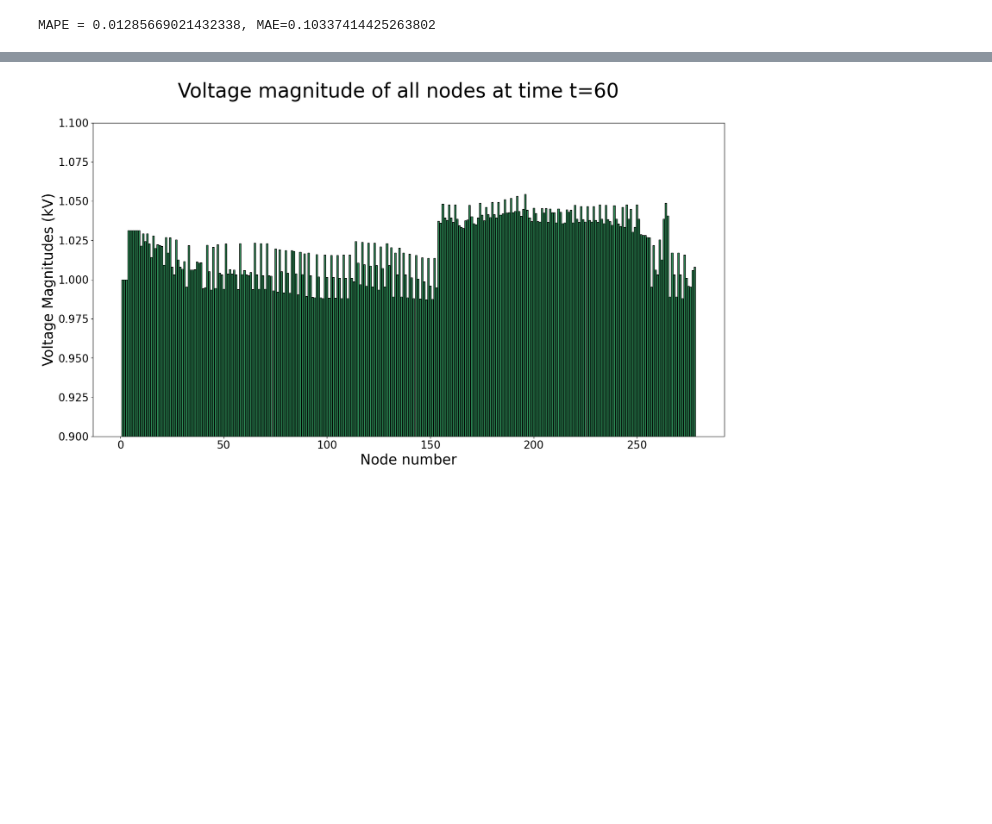
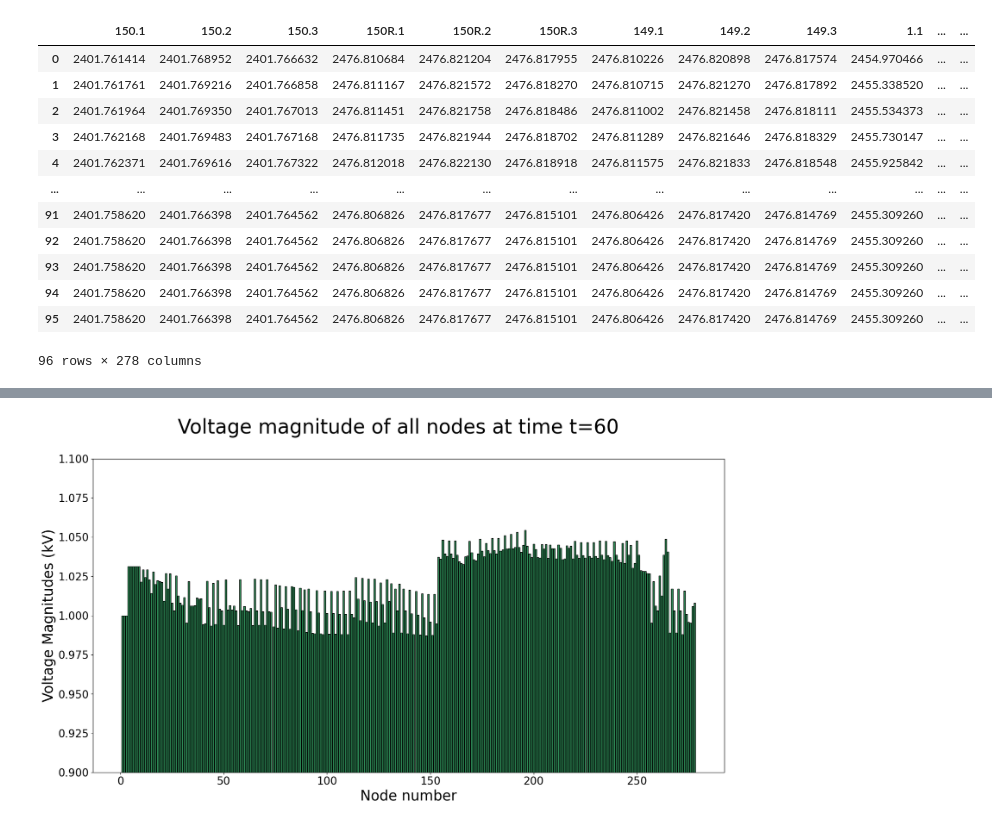
Before and after one commit to pnnl/oedisi_dopf, a Jupyter notebook: post_process/post_process.ipynb, the cells around one changed output, grey strips where cells are left out. Saved outputs shown, nothing was run; the diff lists cells and outputs as text; code cells hidden in the pictures; blank space fills up the shorter version.

```diff
--- a/post_process/post_process.ipynb
+++ b/post_process/post_process.ipynb
@@ -11,72 +11,56 @@ voltage_real = feather.read_feather(
     os.path.join(directory, "voltage_real.feather")
 )
 voltage_imag = feather.read_feather(
     os.path.join(directory, "voltage_imag.feather")
 )
 
 with open(os.path.join(directory, "topology.json")) as f:
     topology = Topology.parse_obj(json.load(f))
     base_voltage_df = pd.DataFrame(
         {
             "id": topology.base_voltage_magnitudes.ids,
             "value": topology.base_voltage_magnitudes.values,
         }
     )
     base_voltage_df.set_index("id", inplace=True)
     base_voltages = base_voltage_df["value"]
 
 true_voltages = voltage_real.drop("time", axis=1) + 1j * voltage_imag.drop(
     "time", axis=1
 )
 true_voltages["time"] = voltage_real["time"]
 true_voltages.set_index("time", inplace=True)
 
 voltage_mag = feather.read_feather(os.path.join(directory, "voltage_mag.feather"))
 estimated_time = voltage_mag["time"]
 voltage_mag.drop("time", axis=1)
-voltage_angle = feather.read_feather(
-    os.path.join(directory, "voltage_angle.feather")
-).drop("time", axis=1)
+# voltage_angle = feather.read_feather(
+#     os.path.join(directory, "voltage_angle.feather")
+# ).drop("time", axis=1)
 
-estimated_voltages = voltage_mag * np.exp(1j * voltage_angle)
-estimated_voltages["time"] = estimated_time
-estimated_voltages.set_index("time", inplace=True)
+# estimated_voltages = voltage_mag * np.exp(1j * voltage_angle)
+# estimated_voltages["time"] = estimated_time
+# estimated_voltages.set_index("time", inplace=True)
 
-time_intersection = pd.merge(
-    true_voltages, estimated_voltages, left_index=True, right_index=True
-).index.to_numpy()
+# time_intersection = pd.merge(
+#     true_voltages, estimated_voltages, left_index=True, right_index=True
+# ).index.to_numpy()
 
-estimated_voltages = estimated_voltages.loc[time_intersection, :]
-true_voltages = true_voltages.loc[time_intersection, :]
+# estimated_voltages = estimated_voltages.loc[time_intersection, :]
+# true_voltages = true_voltages.loc[time_intersection, :]
 
-estimated_voltages = estimated_voltages.reindex(true_voltages.columns, axis=1)
+# estimated_voltages = estimated_voltages.reindex(true_voltages.columns, axis=1)
+# %% [output]
+|  | 150.1 | 150.2 | 150.3 | 150R.1 | 150R.2 | 150R.3 | 149.1 | 149.2 | 149.3 | 1.1 | ... | ... |
+| 0 | 2401.761414 | 2401.768952 | 2401.766632 | 2476.810684 | 2476.821204 | 2476.817955 | 2476.810226 | 2476.820898 | 2476.817574 | 2454.970466 | ... | ... |
+| 1 | 2401.761761 | 2401.769216 | 2401.766858 | 2476.811167 | 2476.821572 | 2476.818270 | 2476.810715 | 2476.821270 | 2476.817892 | 2455.338520 | ... | ... |
+| 2 | 2401.761964 | 2401.769350 | 2401.767013 | 2476.811451 | 2476.821758 | 2476.818486 | 2476.811002 | 2476.821458 | 2476.818111 | 2455.534373 | ... | ... |
+| 3 | 2401.762168 | 2401.769483 | 2401.767168 | 2476.811735 | 2476.821944 | 2476.818702 | 2476.811289 | 2476.821646 | 2476.818329 | 2455.730147 | ... | ... |
+| 4 | 2401.762371 | 2401.769616 | 2401.767322 | 2476.812018 | 2476.822130 | 2476.818918 | 2476.811575 | 2476.821833 | 2476.818548 | 2455.925842 | ... | ... |
+| ... | ... | ... | ... | ... | ... | ... | ... | ... | ... | ... | ... | ... |
+| 91 | 2401.758620 | 2401.766398 | 2401.764562 | 2476.806826 | 2476.817677 | 2476.815101 | 2476.806426 | 2476.817420 | 2476.814769 | 2455.309260 | ... | ... |
+| 92 | 2401.758620 | 2401.766398 | 2401.764562 | 2476.806826 | 2476.817677 | 2476.815101 | 2476.806426 | 2476.817420 | 2476.814769 | 2455.309260 | ... | ... |
+| 93 | 2401.758620 | 2401.766398 | 2401.764562 | 2476.806826 | 2476.817677 | 2476.815101 | 2476.806426 | 2476.817420 | 2476.814769 | 2455.309260 | ... | ... |
+| 94 | 2401.758620 | 2401.766398 | 2401.764562 | 2476.806826 | 2476.817677 | 2476.815101 | 2476.806426 | 2476.817420 | 2476.814769 | 2455.309260 | ... | ... |
+| 95 | 2401.758620 | 2401.766398 | 2401.764562 | 2476.806826 | 2476.817677 | 2476.815101 | 2476.806426 | 2476.817420 | 2476.814769 | 2455.309260 | ... | ... |
+96 rows × 278 columns
-# %%
-def errors(true_voltages, estimated_voltages):
-    true_mag = np.abs(true_voltages)
-    nonzero_parts = true_mag != 0.0
-    MAPE = np.mean(
-        np.array(np.abs(true_mag - np.abs(estimated_voltages)) / true_mag)[
-            nonzero_parts
-        ]
-        * 100
-    )
-    angle_difference = np.abs(np.angle(true_voltages) - np.angle(estimated_voltages))
-    angle_difference[angle_difference >= np.pi] = (
-        2 * np.pi - angle_difference[angle_difference >= np.pi]
-    )
-    MAE = np.mean(np.array(angle_difference)[nonzero_parts] * 180 / np.pi)
-    return MAPE, MAE
-
-def error_table(true_voltages, estimated_voltages):
-    error_table = []
-    for i, t in enumerate(true_voltages.index):
-        MAPE, MAE = errors(true_voltages.iloc[i, :], estimated_voltages.iloc[i, :])
-        error_table.append({"t": t, "MAPE": MAPE, "MAE": MAE})
-    return pd.DataFrame(error_table)
-
-
-err_table = error_table(true_voltages, estimated_voltages)
-MAPE, MAE = errors(true_voltages, estimated_voltages)
-print(f"MAPE = {MAPE}, MAE={MAE}")
-# %% [output]
-MAPE = 0.01285669021432338, MAE=0.10337414425263802
```
Also changed, not shown: parts of 5 cells of this notebook, 3 other files.
